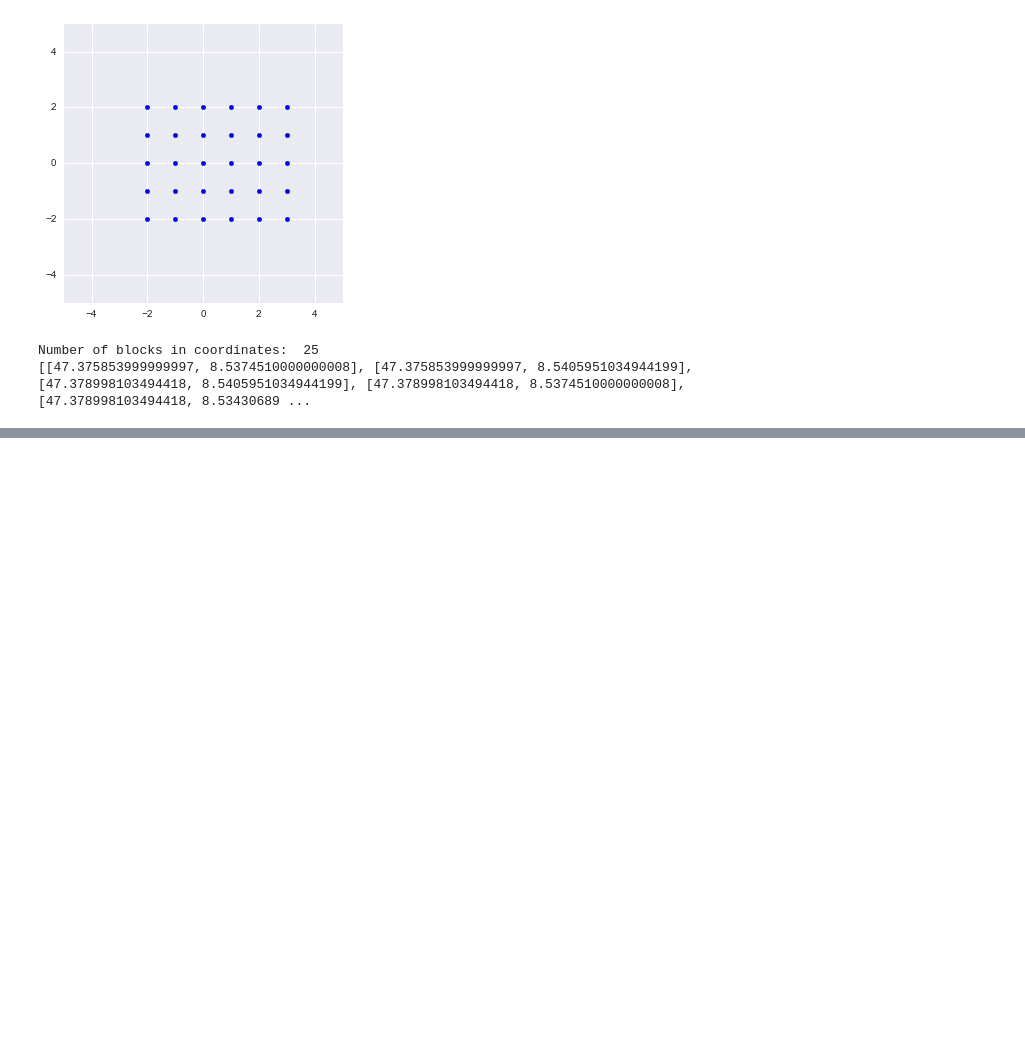
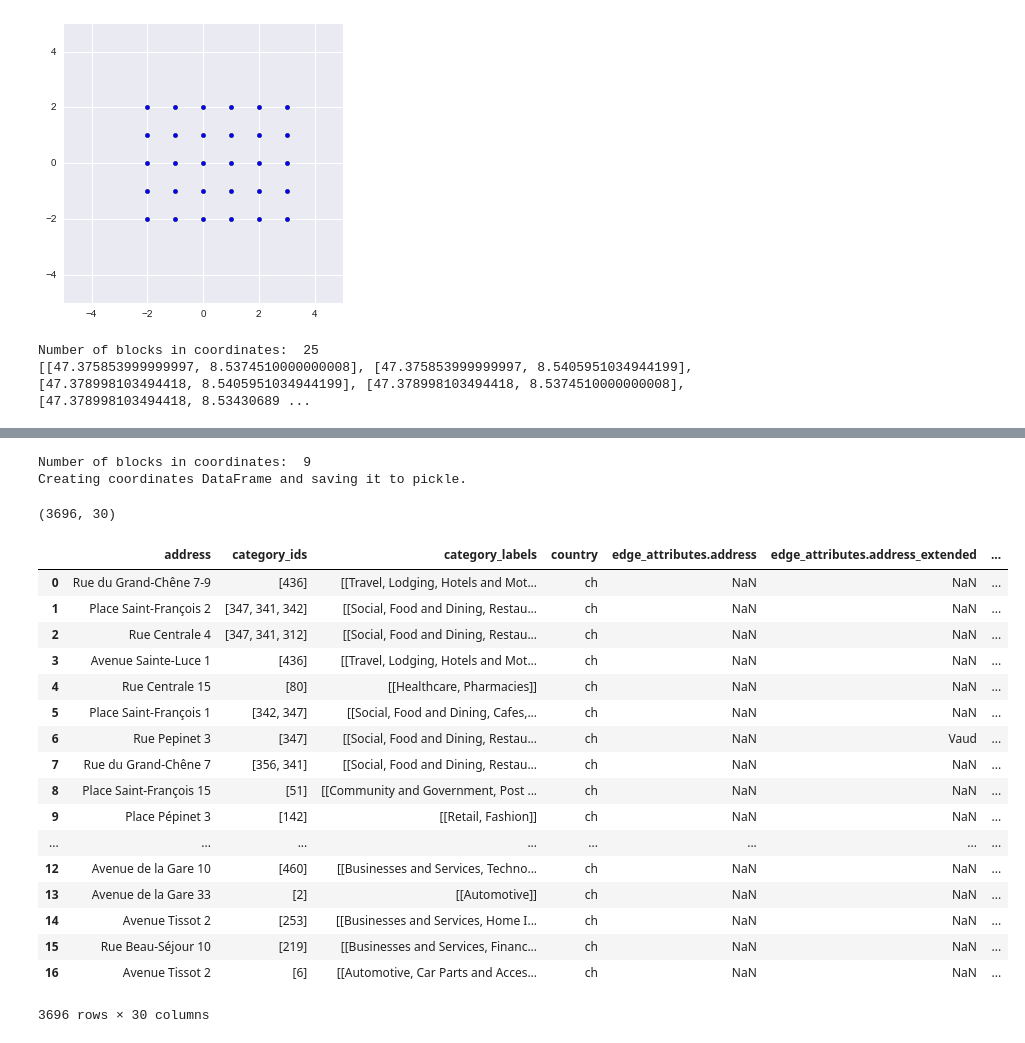
Before and after one commit to PaluchowskiMatthew/ADA-Orion, a Jupyter notebook: Factual API test.ipynb, the cells around one changed output, grey strips where cells are left out. Drawn from its saved outputs; the diff is of its cells as text; code cells hidden in the pictures; blank space fills up the shorter version.

Commit message:
Lausanne crawl

```diff
--- a/Factual API test.ipynb
+++ b/Factual API test.ipynb
@@ -354,19 +355,19 @@ Number of blocks in coordinates:  25
 # %%
-def zurich_coordinates(path):
-    zurich_center = [47.375854, 8.537451]
-    zurich_coordinates = create_coordinates(zurich_center, 350, 9.4)
-
+def create_coordinates_df(path, coordinates):
     pickle_available = os.path.isfile(path)
     incorrect_pickle = False
     if pickle_available:
-        zurich_coordinates_df = pd.read_pickle(path)
-        if len(zurich_coordinates) != zurich_coordinates_df.shape[0]:
+        print('Pickle available. Loading.')
+        coordinates_df = pd.read_pickle(path)
+        if len(coordinates) != coordinates_df.shape[0]:
+            print('Shape of loaded pickle is incorrect.')
             incorrect_pickle = True
     elif not pickle_available or incorrect_pickle:
-        zurich_coordinates = np.array(zurich_coordinates)
-        zurich_coordinates_df = pd.DataFrame(zurich_coordinates)
-        zurich_coordinates_df.columns = ['Latitude', 'Longitude']
-        zurich_coordinates_df['Crawled'] = False
-        zurich_coordinates_df.to_pickle(path)
-    return zurich_coordinates_df
+        print('Creating coordinates DataFrame and saving it to pickle.')
+        coordinates = np.array(coordinates)
+        coordinates_df = pd.DataFrame(coordinates)
+        coordinates_df.columns = ['Latitude', 'Longitude']
+        coordinates_df['Crawled'] = False
+        coordinates_df.to_pickle(path)
+    return coordinates_df
 # %%
@@ -451,0 +448,38 @@ Number of blocks in coordinates:  25
+# %%
+# Test city crawler
+lausanne_center = [46.5196535, 6.6322734]
+lausanne_xxsmall = create_coordinates(lausanne_center, 350, 0.5)
+lausanne_xxsmall_coordinates_df = create_coordinates_df('lausanne_xxsmall_coordinates.pickle', lausanne_xxsmall)
+
+
+crawled_lausanne_xxsmall_df, coordinates_df = crawl_city('crawled_lausanne_xxsmall_coordinates.pickle',
+                                                 'lausanne_xxsmall_coordinates.pickle',
+                                                 lausanne_xxsmall_coordinates_df,
+                                                 350
+                                                )
+print(crawled_lausanne_xxsmall_df.shape)
+# %% [output]
+Number of blocks in coordinates:  9
+Creating coordinates DataFrame and saving it to pickle.
+(3696, 30)
+# %%
+crawled_lausanne_xxsmall_df
+# %% [output]
+|  | address | category_ids | category_labels | country | edge_attributes.address | edge_attributes.address_extended | ... |
+| 0 | Rue du Grand-Chêne 7-9 | [436] | [[Travel, Lodging, Hotels and Mot... | ch | NaN | NaN | ... |
+| 1 | Place Saint-François 2 | [347, 341, 342] | [[Social, Food and Dining, Restau... | ch | NaN | NaN | ... |
+| 2 | Rue Centrale 4 | [347, 341, 312] | [[Social, Food and Dining, Restau... | ch | NaN | NaN | ... |
+| 3 | Avenue Sainte-Luce 1 | [436] | [[Travel, Lodging, Hotels and Mot... | ch | NaN | NaN | ... |
+| 4 | Rue Centrale 15 | [80] | [[Healthcare, Pharmacies]] | ch | NaN | NaN | ... |
+| 5 | Place Saint-François 1 | [342, 347] | [[Social, Food and Dining, Cafes,... | ch | NaN | NaN | ... |
+| 6 | Rue Pepinet 3 | [347] | [[Social, Food and Dining, Restau... | ch | NaN | Vaud | ... |
+| 7 | Rue du Grand-Chêne 7 | [356, 341] | [[Social, Food and Dining, Restau... | ch | NaN | NaN | ... |
+| 8 | Place Saint-François 15 | [51] | [[Community and Government, Post ... | ch | NaN | NaN | ... |
+| 9 | Place Pépinet 3 | [142] | [[Retail, Fashion]] | ch | NaN | NaN | ... |
+| ... | ... | ... | ... | ... | ... | ... | ... |
+| 12 | Avenue de la Gare 10 | [460] | [[Businesses and Services, Techno... | ch | NaN | NaN | ... |
+| 13 | Avenue de la Gare 33 | [2] | [[Automotive]] | ch | NaN | NaN | ... |
+| 14 | Avenue Tissot 2 | [253] | [[Businesses and Services, Home I... | ch | NaN | NaN | ... |
+| 15 | Rue Beau-Séjour 10 | [219] | [[Businesses and Services, Financ... | ch | NaN | NaN | ... |
+| 16 | Avenue Tissot 2 | [6] | [[Automotive, Car Parts and Acces... | ch | NaN | NaN | ... |
+3696 rows × 30 columns
```
Also changed, not shown: parts of 17 cells of this notebook, 7 other files.
